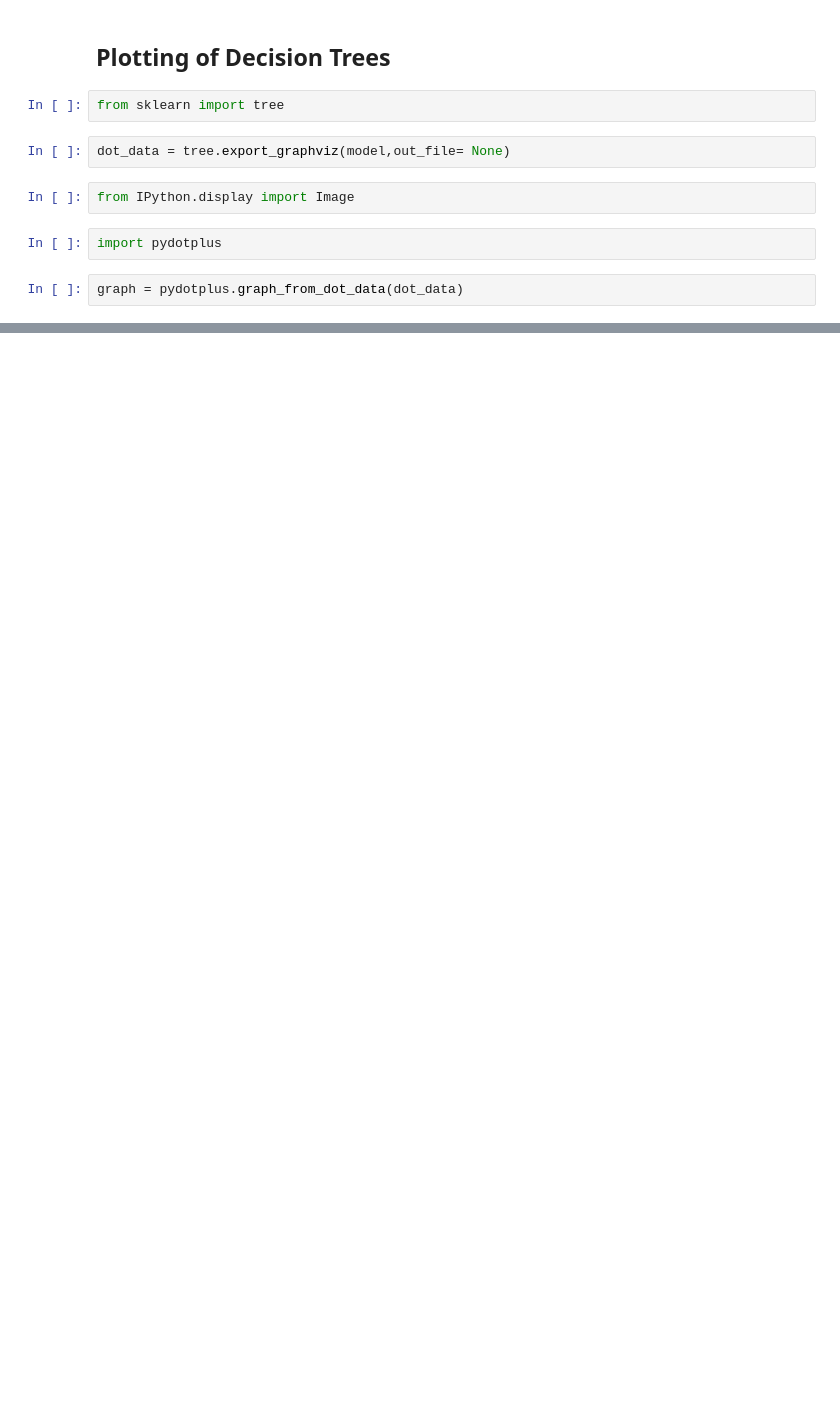
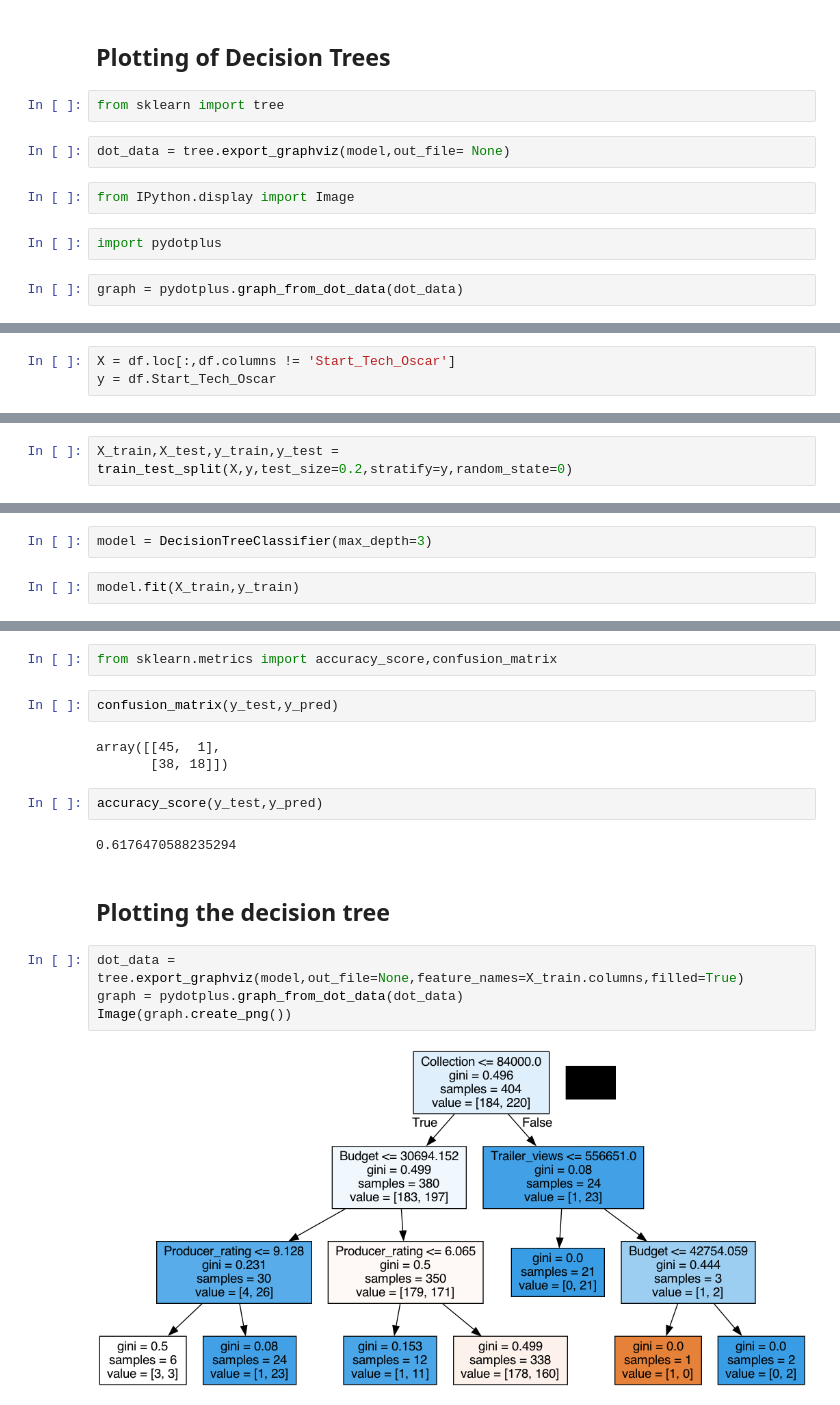
Before and after one commit to Nanda-Kiran-Royal/ML_practice, a Jupyter notebook: Decision_Tree.ipynb, the cells around one changed output, grey strips where cells are left out. Cells and saved outputs as stored; diff of their text form; blank space fills up the shorter version.

```diff
--- a/Decision_Tree.ipynb
+++ b/Decision_Tree.ipynb
@@ -187,0 +294,3 @@ Image(graph.create_png())
+# %%
+X = df.loc[:,df.columns != 'Start_Tech_Oscar']
+y = df.Start_Tech_Oscar
@@ -187,0 +303,2 @@ Image(graph.create_png())
+# %%
+X_train,X_test,y_train,y_test = train_test_split(X,y,test_size=0.2,stratify=y,random_state=0)
@@ -187,0 +309,4 @@ Image(graph.create_png())
+# %%
+model = DecisionTreeClassifier(max_depth=3)
+# %%
+model.fit(X_train,y_train)
@@ -187,0 +325,19 @@ Image(graph.create_png())
+# %%
+from sklearn.metrics import accuracy_score,confusion_matrix
+# %%
+confusion_matrix(y_test,y_pred)
+# %% [output]
+array([[45,  1],
+       [38, 18]])
+# %%
+accuracy_score(y_test,y_pred)
+# %% [output]
+0.6176470588235294
+# %% [markdown]
+## Plotting the decision tree
+# %%
+dot_data = tree.export_graphviz(model,out_file=None,feature_names=X_train.columns,filled=True)
+graph = pydotplus.graph_from_dot_data(dot_data)
+Image(graph.create_png())
+# %% [output]
+[figure, added]
```
Also changed, not shown: parts of 73 cells of this notebook, 1 other file.
